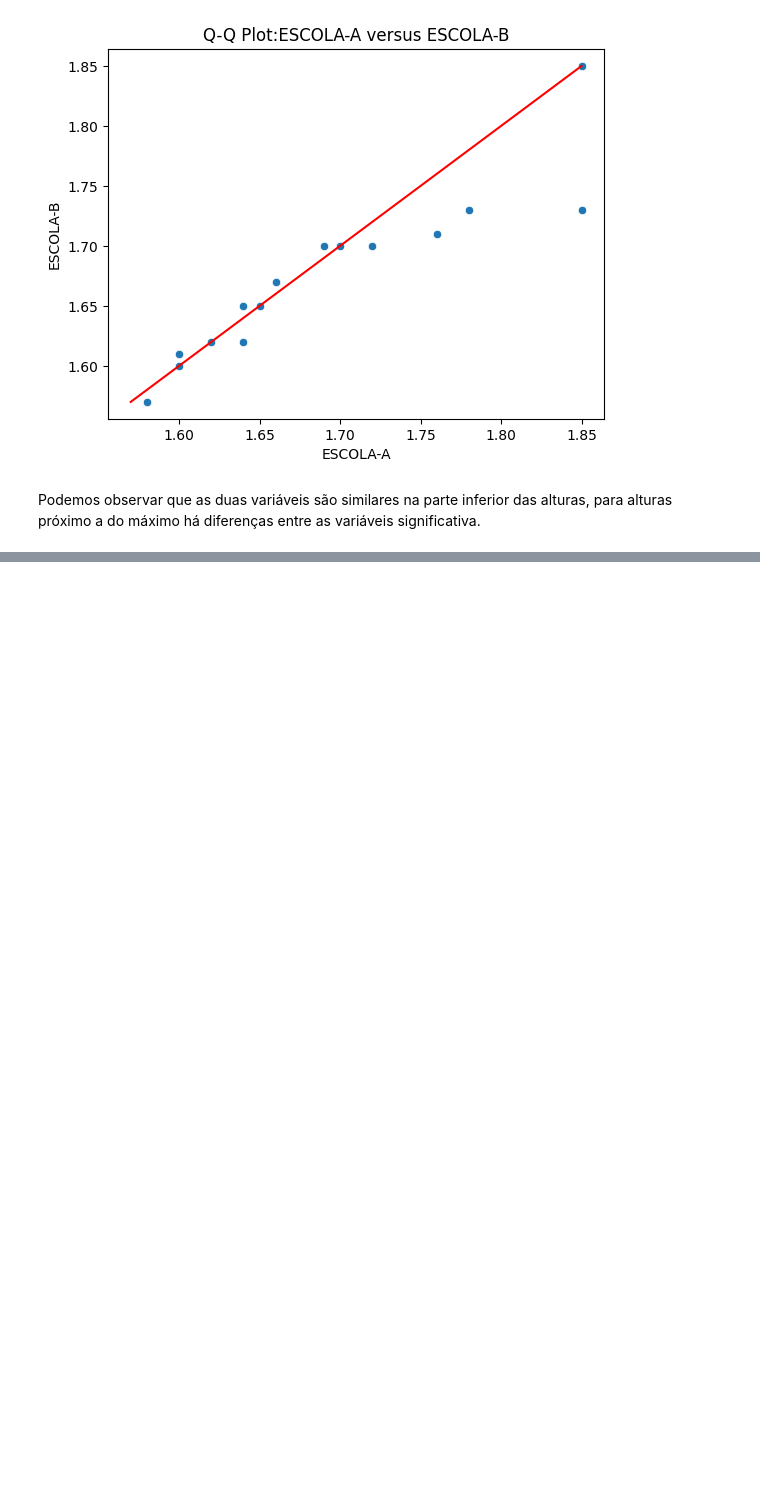
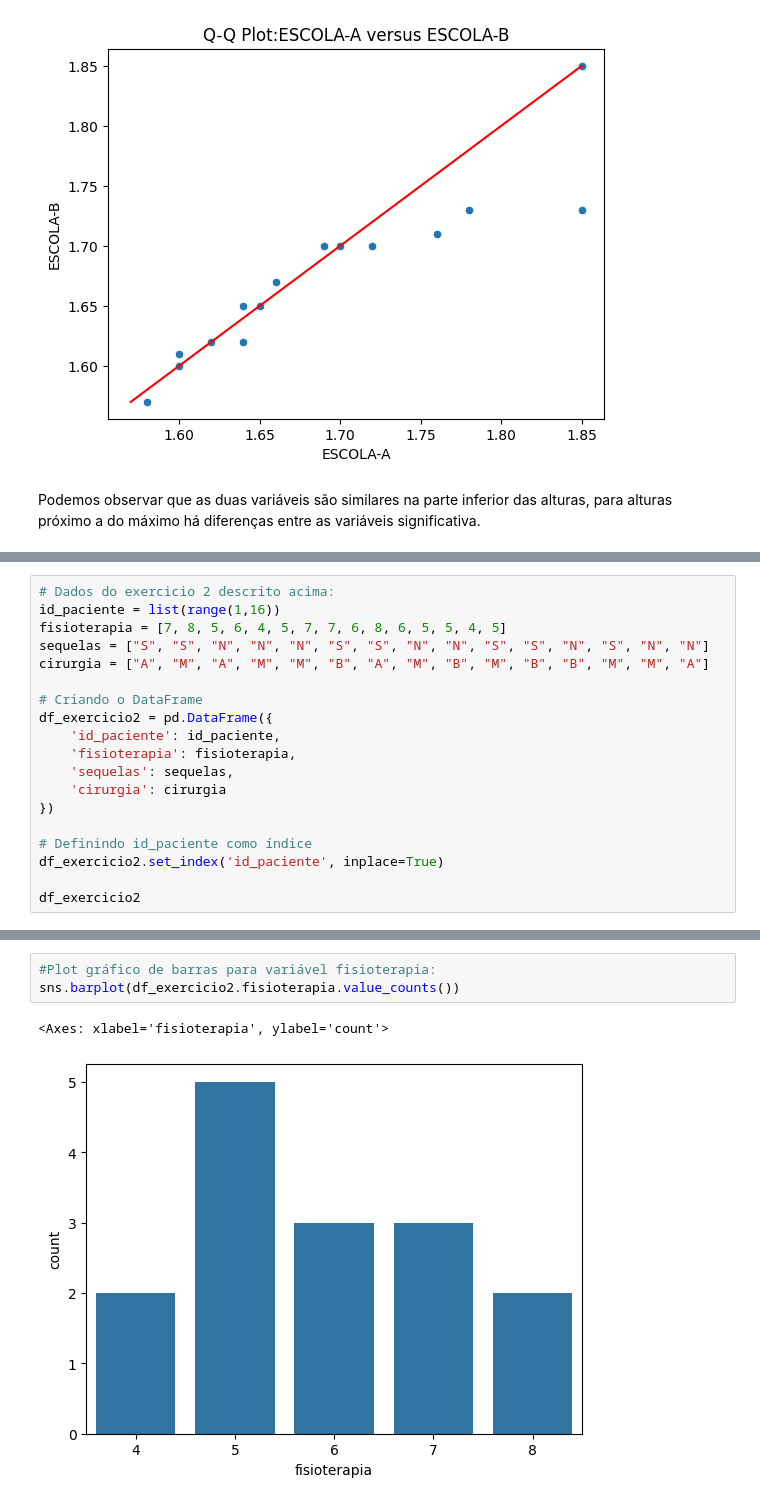
Before and after one commit to sabinorsp/nocoes_de_probabilidade_e_estatistica, a Jupyter notebook: capitulo-1.ipynb, the cells around one changed output, grey strips where cells are left out. Drawn from its saved outputs; the diff is of its cells as text; blank space fills up the shorter version.

```diff
--- a/capitulo-1.ipynb
+++ b/capitulo-1.ipynb
@@ -417,0 +421,19 @@ e. Grau de satisfação da população brasileira com relação ao trabalho de s
+# %%
+# Dados do exercicio 2 descrito acima:
+id_paciente = list(range(1,16))
+fisioterapia = [7, 8, 5, 6, 4, 5, 7, 7, 6, 8, 6, 5, 5, 4, 5]
+sequelas = ["S", "S", "N", "N", "N", "S", "S", "N", "N", "S", "S", "N", "S", "N", "N"]
+cirurgia = ["A", "M", "A", "M", "M", "B", "A", "M", "B", "M", "B", "B", "M", "M", "A"]
+
+# Criando o DataFrame
+df_exercicio2 = pd.DataFrame({
+    'id_paciente': id_paciente,
+    'fisioterapia': fisioterapia,
+    'sequelas': sequelas,
+    'cirurgia': cirurgia
+})
+
+# Definindo id_paciente como índice
+df_exercicio2.set_index('id_paciente', inplace=True)
+
+df_exercicio2
@@ -417,0 +475,6 @@ e. Grau de satisfação da população brasileira com relação ao trabalho de s
+# %%
+#Plot gráfico de barras para variável fisioterapia:
+sns.barplot(df_exercicio2.fisioterapia.value_counts())
+# %% [output]
+<Axes: xlabel='fisioterapia', ylabel='count'>
+[figure, added]
```
Also changed, not shown: parts of 17 cells of this notebook.
